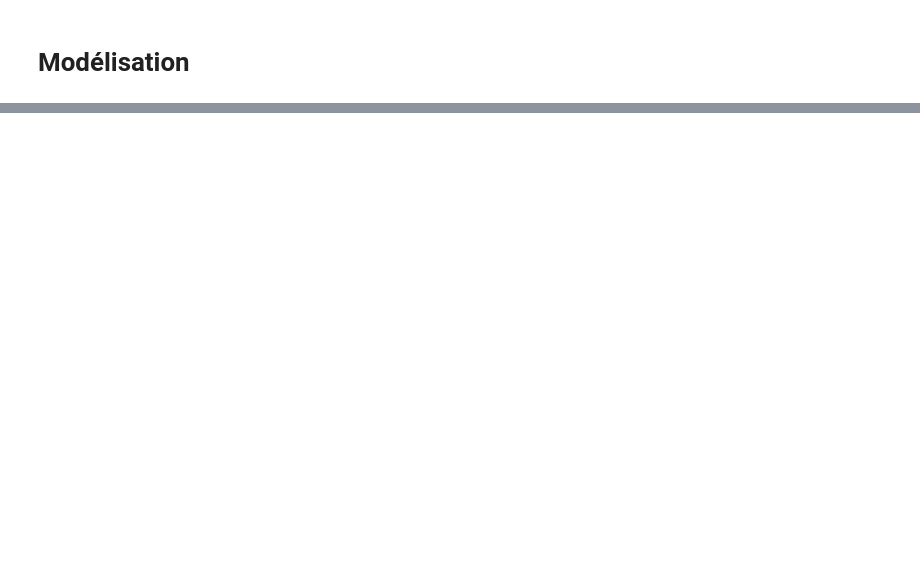
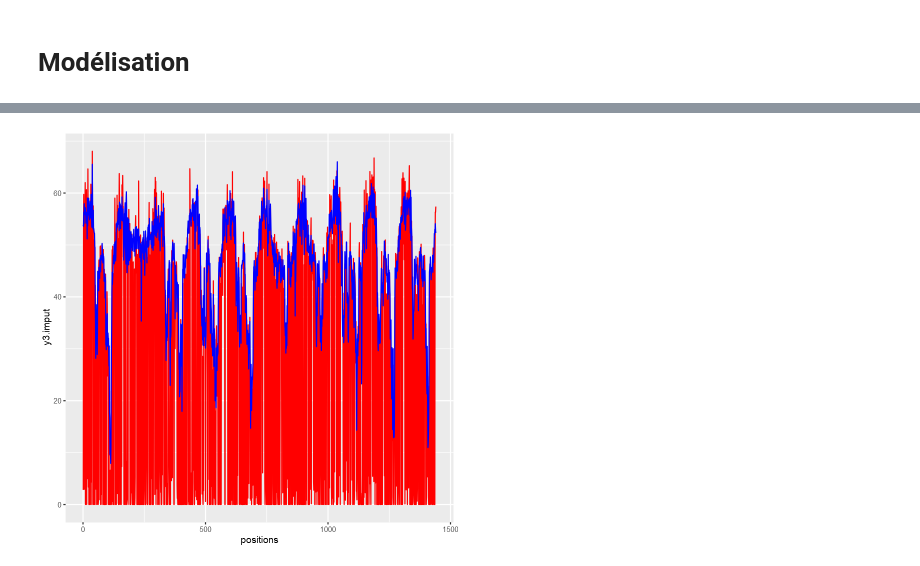
Before and after one commit to antoML/sysfac, a Jupyter notebook: NP_FM-NonNegative_NMF.ipynb, the cells around one changed output, grey strips where cells are left out. Saved outputs shown, nothing was run; the diff lists cells and outputs as text; code cells hidden in the pictures; blank space fills up the shorter version.

```diff
--- a/NP_FM-NonNegative_NMF.ipynb
+++ b/NP_FM-NonNegative_NMF.ipynb
@@ -207,0 +619,7 @@ A matrix: 6 × 1440 of type dbl
+# %%
+g3 <- ggplot(df, aes(positions))
+g3 <- g3 + geom_line(aes(y=y3.imput), colour="red")
+g3 <- g3 + geom_line(aes(y=y3.original), colour="blue")
+print(g3)
+# %% [output]
+[figure, added]
```
Also changed, not shown: parts of 42 cells of this notebook, 32 other files.
